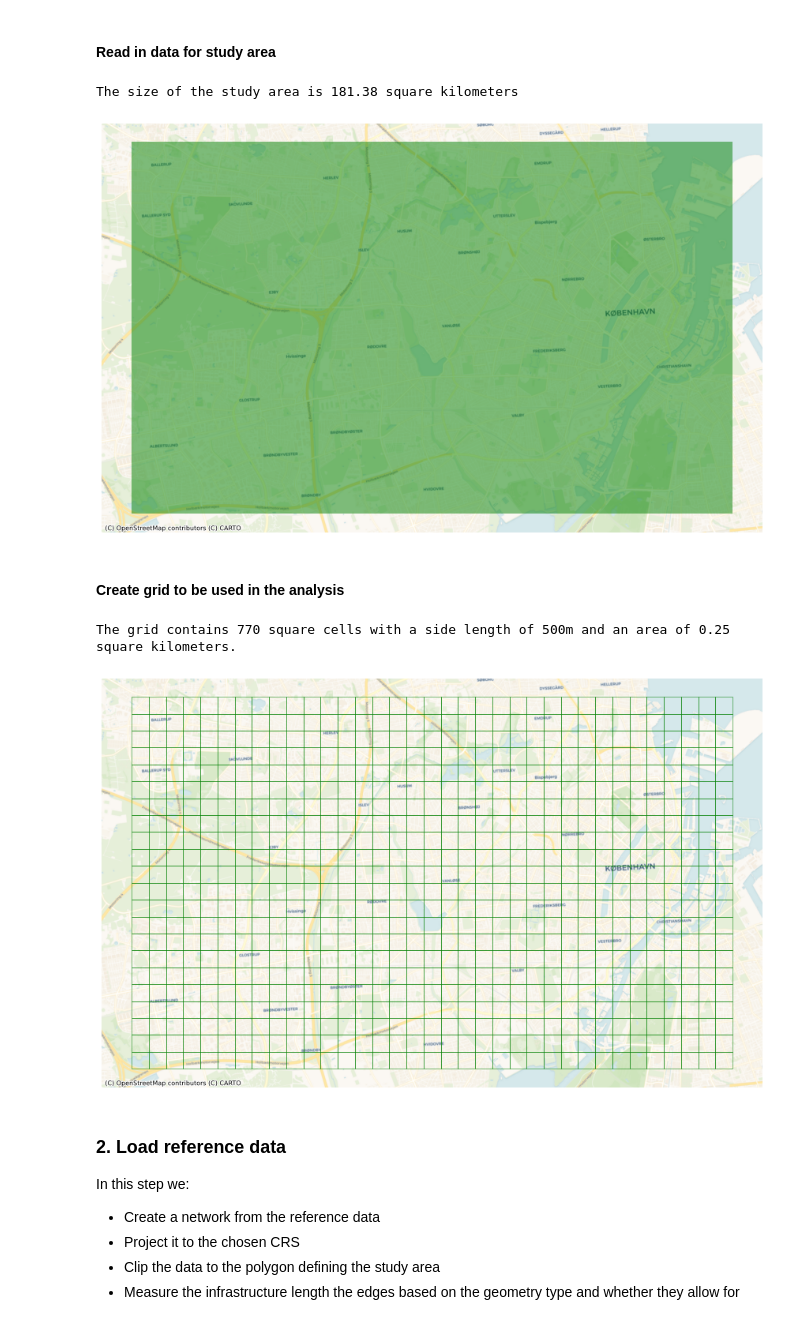
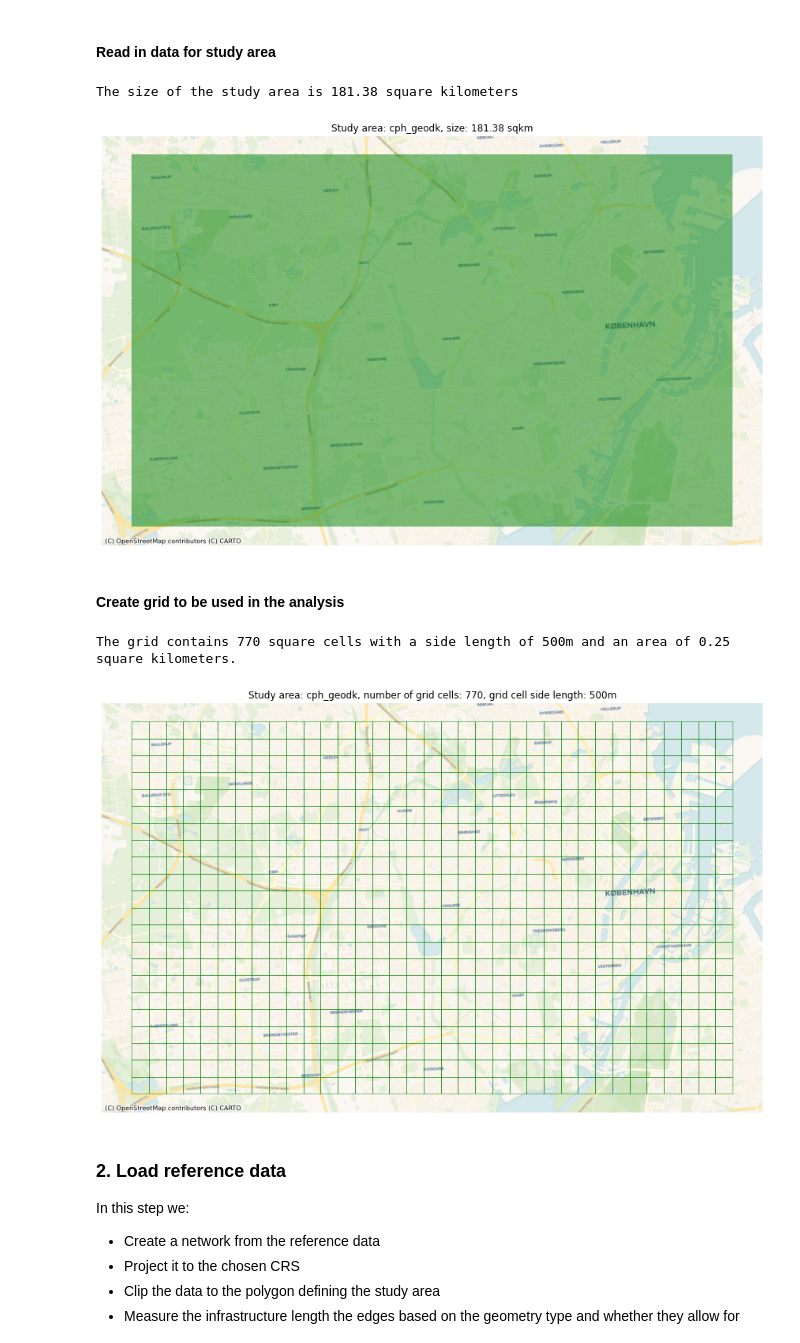
Before and after one commit to anerv/cycling_data_quality, a Jupyter notebook: scripts/REFERENCE/01b_load_reference.ipynb, the cells around one changed output. Saved outputs shown, nothing was run; the diff lists cells and outputs as text; code cells hidden in the pictures.

```diff
--- a/scripts/REFERENCE/01b_load_reference.ipynb
+++ b/scripts/REFERENCE/01b_load_reference.ipynb
@@ -69,36 +69,44 @@ cx.add_basemap(
     ax,
     crs=study_area_poly.crs,
     source=cx.providers.CartoDB.Voyager)
+
+ax.set_title(f"Study area: {study_area}, size: {area / 1000000:.2f} sqkm");
+
+fig.savefig(ref_resplot_fp + "gpd_area_REF.png", dpi = pdict["dpi"])
 # %% [output]
 The size of the study area is 181.38 square kilometers
-[figure, old version]
+[figure, new version]
 # %% [markdown]
 #### Create grid to be used in the analysis
 # %%
 grid = ef.create_grid_geometry(study_area_poly, grid_cell_size)
 
 grid['grid_id'] = grid.index
 
 fig, ax = plt.subplots(1, figsize=pdict["fsmap"])
 
 grid_cell_area = (grid_cell_size/1000)**2 # in km2
 print(f'The grid contains {len(grid)} square cells with a side length of {grid_cell_size}m and an area of {grid_cell_area:.2f} square kilometers.')
 
 grid.plot(
     ax=ax,
     facecolor = 'none',
     edgecolor = pdict["base"],
     alpha = pdict["alpha_back"])
 
 ax.set_axis_off()
 
 cx.add_basemap(
     ax,
     crs=study_area_poly.crs,
     source=cx.providers.CartoDB.Voyager)
+
+ax.set_title(f"Study area: {study_area}, number of grid cells: {len(grid)}, grid cell side length: {grid_cell_size}m");
+
+fig.savefig(ref_resplot_fp + "gpd_grid_REF.png", dpi = pdict["dpi"])
 # %% [output]
 The grid contains 770 square cells with a side length of 500m and an area of 0.25 square kilometers.
-[figure, old version]
+[figure, new version]
 # %% [markdown]
 ### 2. Load reference data
 
```
Also changed, not shown: parts of 2 cells of this notebook.
